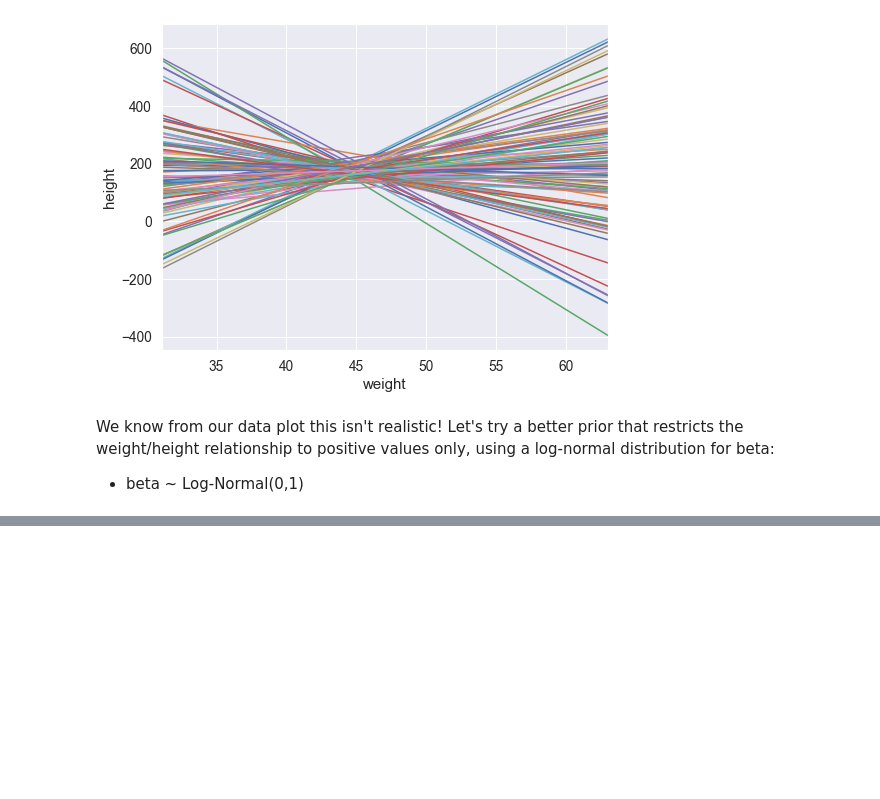
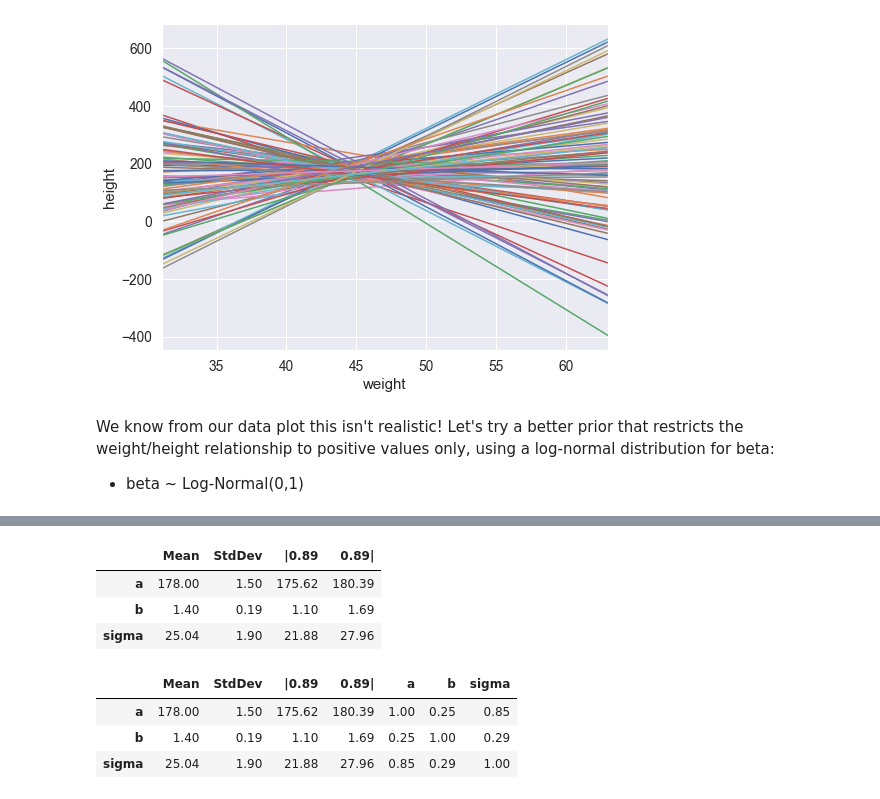
Before and after one commit to tobyrmanders/statistical-rethinking, a Jupyter notebook: Rachel Ch4 notes and examples.ipynb, the cells around one changed output, grey strips where cells are left out. Drawn from its saved outputs; the diff is of its cells as text; code cells hidden in the pictures; blank space fills up the shorter version.

```diff
--- a/Rachel Ch4 notes and examples.ipynb
+++ b/Rachel Ch4 notes and examples.ipynb
@@ -348,0 +369,3 @@ tensor(62.9926)
+# %%
+d2_weight = torch.tensor(d2.weight, dtype=torch.float)
+d2_height = torch.tensor(d2.height, dtype=torch.float)
@@ -348,0 +379,8 @@ tensor(62.9926)
+# %%
+def model_strong(weight, height):
+    a = pyro.sample("a", dist.Normal(178, 1))
+    b = pyro.sample("b", dist.LogNormal(0, 1))
+    mu = a + b * (weight - weight.mean())
+    sigma = pyro.sample("sigma", dist.Uniform(0, 50))
+    with pyro.plate("plate"):
+        pyro.sample("height", dist.Normal(mu, sigma), obs=height)
@@ -348,0 +391,15 @@ tensor(62.9926)
+# %%
+m4_3 = rethinking.MAP(model_strong).run(d2_weight, d2_height)
+rethinking.precis(m4_3)
+# %% [output]
+|  | Mean | StdDev | |0.89 | 0.89| |
+| a | 178.00 | 1.50 | 175.62 | 180.39 |
+| b | 1.40 | 0.19 | 1.10 | 1.69 |
+| sigma | 25.04 | 1.90 | 21.88 | 27.96 |
+# %%
+rethinking.precis(m4_3, corr=True)
+# %% [output]
+|  | Mean | StdDev | |0.89 | 0.89| | a | b | sigma |
+| a | 178.00 | 1.50 | 175.62 | 180.39 | 1.00 | 0.25 | 0.85 |
+| b | 1.40 | 0.19 | 1.10 | 1.69 | 0.25 | 1.00 | 0.29 |
+| sigma | 25.04 | 1.90 | 21.88 | 27.96 | 0.85 | 0.29 | 1.00 |
```
Also changed, not shown: parts of 9 cells of this notebook, 2 other files.
